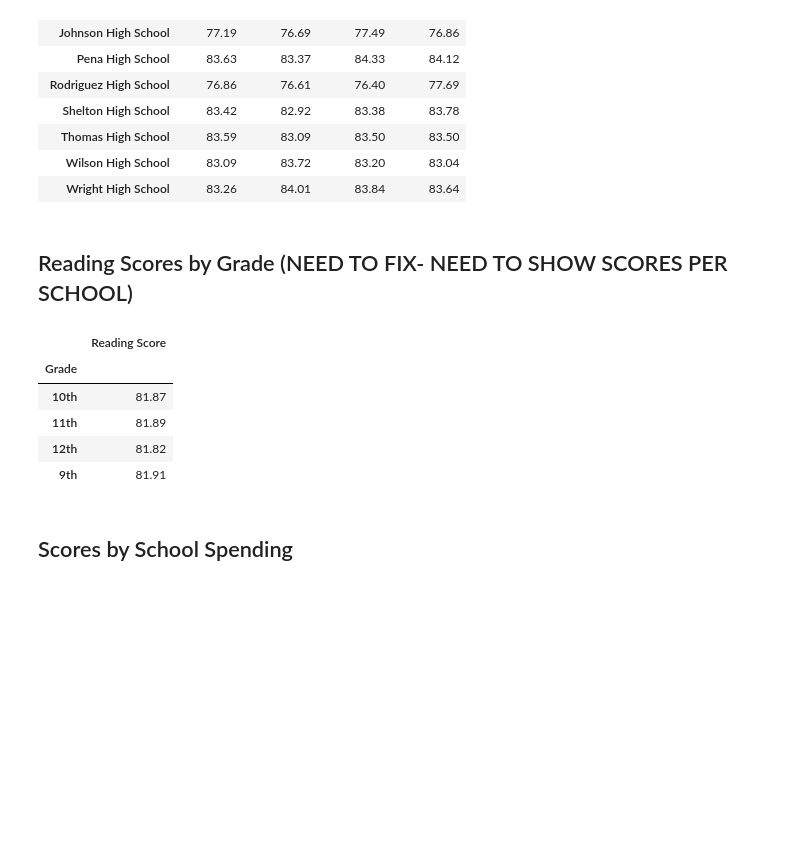
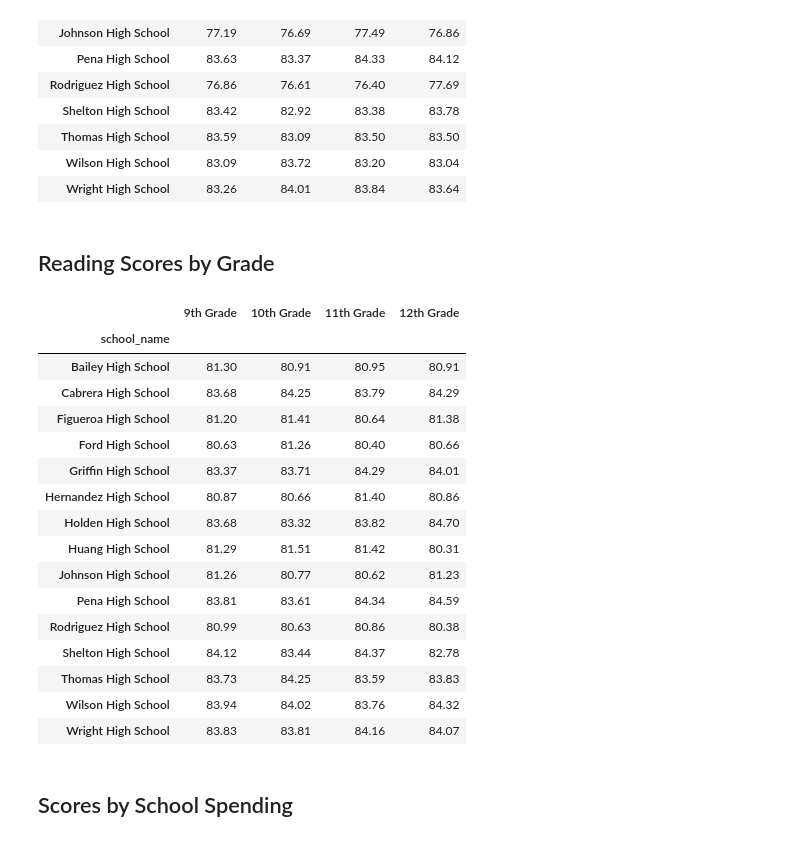
Before and after one commit to linderkm/pandas-challenge, a Jupyter notebook: PyCitySchools/analysis.ipynb, the cells around one changed output. Saved outputs shown, nothing was run; the diff lists cells and outputs as text; code cells hidden in the pictures; blank space fills up the shorter version.

```diff
--- a/PyCitySchools/analysis.ipynb
+++ b/PyCitySchools/analysis.ipynb
@@ -296,25 +297,61 @@ math_scores_by_grade
 | Wilson High School | 83.09 | 83.72 | 83.20 | 83.04 |
 | Wright High School | 83.26 | 84.01 | 83.84 | 83.64 |
 # %% [markdown]
-## Reading Scores by Grade (NEED TO FIX- NEED TO SHOW SCORES PER SCHOOL)
+## Reading Scores by Grade
 # %%
-#average reading scores, per grade level
-#grouping the "grade" and "reading_score" series, and calculating the mean of each group.
-read_by_grade = students_df[["grade", "reading_score"]].groupby("grade").mean()
-read_by_grade = read_by_grade.reset_index()
-read_by_grade = read_by_grade.sort_values(by="grade",ascending=True)
-read_by_grade = read_by_grade.rename(columns={"grade":"Grade", "reading_score":"Reading Score"})
-read_by_grade["Reading Score"] = read_by_grade["Reading Score"].map("{:,.2f}".format)
-reading_scores_by_grade = read_by_grade.set_index('Grade')
+#average reading scores by grade level, per school
 
-reading_scores_by_grade
+# Using the code provided in the assignment documentation to separate the data by grade
+ninth_graders = students_df[(students_df["grade"] == "9th")]
+tenth_graders = students_df[(students_df["grade"] == "10th")]
+eleventh_graders = students_df[(students_df["grade"] == "11th")]
+twelfth_graders = students_df[(students_df["grade"] == "12th")]
+
+# Group by `school_name` and take the mean of the `math_score` column for each.
+ninth_grade_read_scores = ninth_graders.groupby("school_name")["reading_score"].mean()
+tenth_grader_read_scores = tenth_graders.groupby("school_name")["reading_score"].mean()
+eleventh_grader_read_scores = eleventh_graders.groupby("school_name")["reading_score"].mean()
+twelfth_grader_read_scores = twelfth_graders.groupby("school_name")["reading_score"].mean()
+
+# Combine each of the scores above into single DataFrame called `math_scores_by_grade`
+read_scores_by_grade = pd.merge(ninth_grade_read_scores, tenth_grader_read_scores, on="school_name")
+#renaming columns to rectify pd.merge() output. When merging to dataframes with shared column name "math_score", n\
+#the new merged dataframe alters the names to "math_score_x" and "math_score_y".
+read_scores_by_grade = read_scores_by_grade.rename(columns={"reading_score_x": "9th Grade", "reading_score_y": "10th Grade"})
+read_scores_by_grade = pd.merge(read_scores_by_grade, eleventh_grader_read_scores, on="school_name")
+read_scores_by_grade = read_scores_by_grade.rename(columns={"reading_score": "11th Grade"})
+read_scores_by_grade = pd.merge(read_scores_by_grade, twelfth_grader_read_scores, on="school_name")
+read_scores_by_grade = read_scores_by_grade.rename(columns={"reading_score": "12th Grade"})
+
+# Minor data wrangling
+math_scores_by_grade.index.name = None
+
+#using mapping to udpate the formatting of series in dataframe (12)
+read_scores_by_grade["9th Grade"] = read_scores_by_grade["9th Grade"].map("{:,.2f}".format)
+read_scores_by_grade["10th Grade"] = read_scores_by_grade["10th Grade"].map("{:,.2f}".format)
+read_scores_by_grade["11th Grade"] = read_scores_by_grade["11th Grade"].map("{:,.2f}".format)
+read_scores_by_grade["12th Grade"] = read_scores_by_grade["12th Grade"].map("{:,.2f}".format)
+
+# Display the DataFrame
+read_scores_by_grade
 # %% [output]
-|  | Reading Score |
-| Grade |  |
-| 10th | 81.87 |
-| 11th | 81.89 |
-| 12th | 81.82 |
-| 9th | 81.91 |
+|  | 9th Grade | 10th Grade | 11th Grade | 12th Grade |
+| school_name |  |  |  |  |
+| Bailey High School | 81.30 | 80.91 | 80.95 | 80.91 |
+| Cabrera High School | 83.68 | 84.25 | 83.79 | 84.29 |
+| Figueroa High School | 81.20 | 81.41 | 80.64 | 81.38 |
+| Ford High School | 80.63 | 81.26 | 80.40 | 80.66 |
+| Griffin High School | 83.37 | 83.71 | 84.29 | 84.01 |
+| Hernandez High School | 80.87 | 80.66 | 81.40 | 80.86 |
+| Holden High School | 83.68 | 83.32 | 83.82 | 84.70 |
+| Huang High School | 81.29 | 81.51 | 81.42 | 80.31 |
+| Johnson High School | 81.26 | 80.77 | 80.62 | 81.23 |
+| Pena High School | 83.81 | 83.61 | 84.34 | 84.59 |
+| Rodriguez High School | 80.99 | 80.63 | 80.86 | 80.38 |
+| Shelton High School | 84.12 | 83.44 | 84.37 | 82.78 |
+| Thomas High School | 83.73 | 84.25 | 83.59 | 83.83 |
+| Wilson High School | 83.94 | 84.02 | 83.76 | 84.32 |
+| Wright High School | 83.83 | 83.81 | 84.16 | 84.07 |
 # %% [markdown]
 ## Scores by School Spending
 # %%
```
Also changed, not shown: parts of 1 cell of this notebook.
